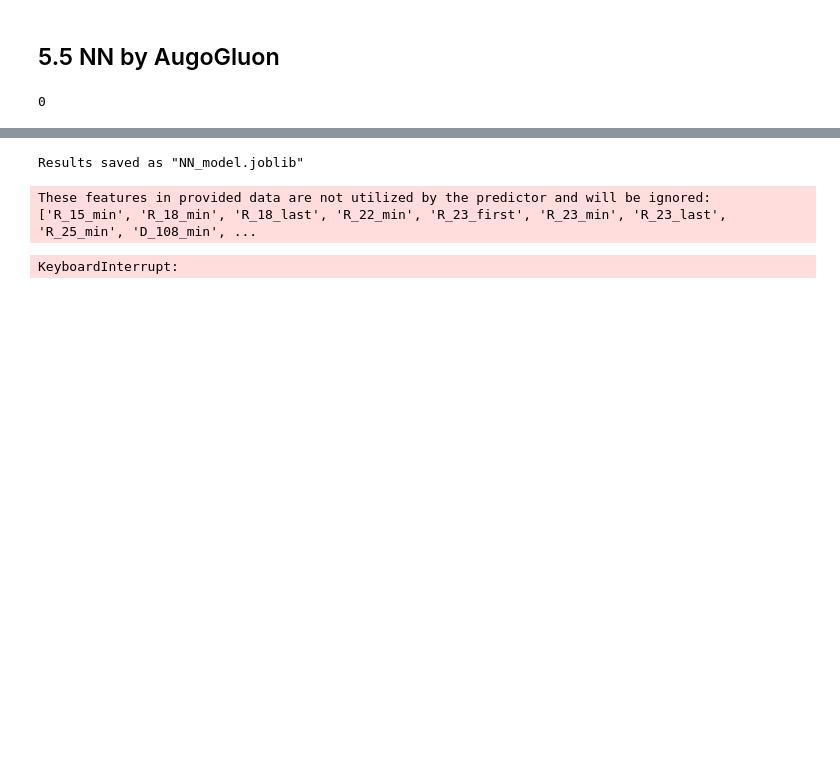
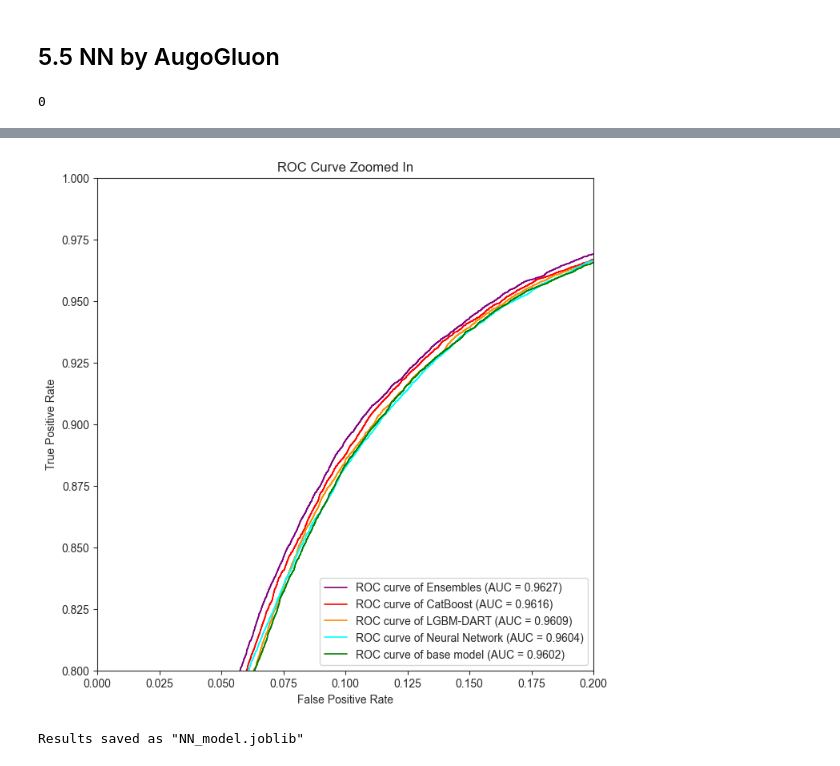
Before and after one commit to Dr-Spicy/AMEX_Default, a Jupyter notebook: Notebook only on Train.ipynb, the cells around one changed output, grey strips where cells are left out. Saved outputs shown, nothing was run; the diff lists cells and outputs as text; code cells hidden in the pictures; blank space fills up the shorter version.

```diff
--- a/Notebook only on Train.ipynb
+++ b/Notebook only on Train.ipynb
@@ -1673,3 +1717,21 @@ plt.show()
+# %%
+plt.figure(figsize=(8, 8))
+
+plt.plot(fpr_ensemble, tpr_ensemble, color='purple', lw=1.2, label=f'ROC curve of Ensembles (AUC = {roc_auc_ensemble:.4f})')
+plt.plot(fpr_catboost, tpr_catboost, color='red', lw=1.2, label=f'ROC curve of CatBoost (AUC = {roc_auc_catboost:.4f})')
+plt.plot(fpr_lgbm, tpr_lgbm, color='darkorange', lw=1.2, label=f'ROC curve of LGBM-DART (AUC = {roc_auc_lgbm:.4f})')
+plt.plot(fpr_NN, tpr_NN, color='cyan', lw=1.2, label=f'ROC curve of Neural Network (AUC = {roc_auc_NN:.4f})')
+plt.plot(fpr_base, tpr_base, color= 'green', lw=1.2, label=f'ROC curve of base model (AUC = {roc_auc_base:.4f})')
+
+plt.xlim([0.0, 0.2])
+plt.ylim([0.8, 1.])
+plt.xlabel('False Positive Rate')
+plt.ylabel('True Positive Rate')
+plt.title('ROC Curve Zoomed In')
+plt.legend(loc="lower right")
+plt.show()
+# %% [output]
+[figure, added]
 # %%
 res = {
     'model': best_model_NN,
@@ -1689,18 +1751,4 @@ elif RUN_ON == 'Colab':
     print('Results saved as "NN_model.joblib"')
 # %% [output]
 Results saved as "NN_model.joblib"
-# %%
-# get the feature importance of the ensemble model
-feature_importance_NN = predictor.feature_importance(test_data, num_shuffle_sets=1, silent=True).reset_index()
-
-# plot the top 20 features
-plt.figure(figsize=(8, 6))
-sns.barplot(x='importance', y='index', data=feature_importance_NN.head(20), legend=False)
-plt.title('Top 20 Features of the Ensemble Model By the Feature Importance')
-plt.xlabel('Importance')
-plt.ylabel('Feature')
-plt.show()
-# %% [output]
-These features in provided data are not utilized by the predictor and will be ignored: ['R_15_min', 'R_18_min', 'R_18_last', 'R_22_min', 'R_23_first', 'R_23_min', 'R_23_last', 'R_25_min', 'D_108_min', ...
-KeyboardInterrupt:
 # %%
```
Also changed, not shown: parts of 16 cells of this notebook, 3 other files.
